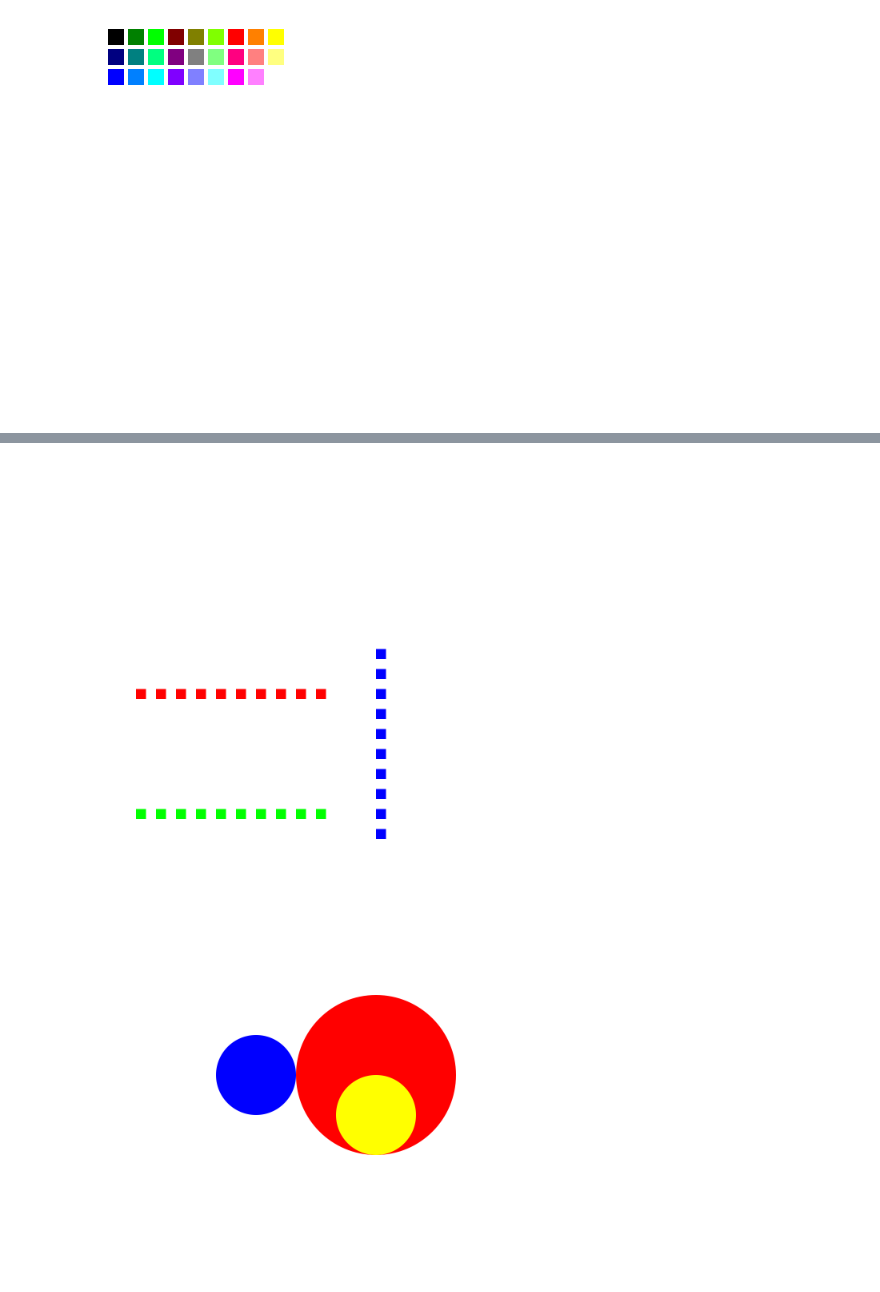
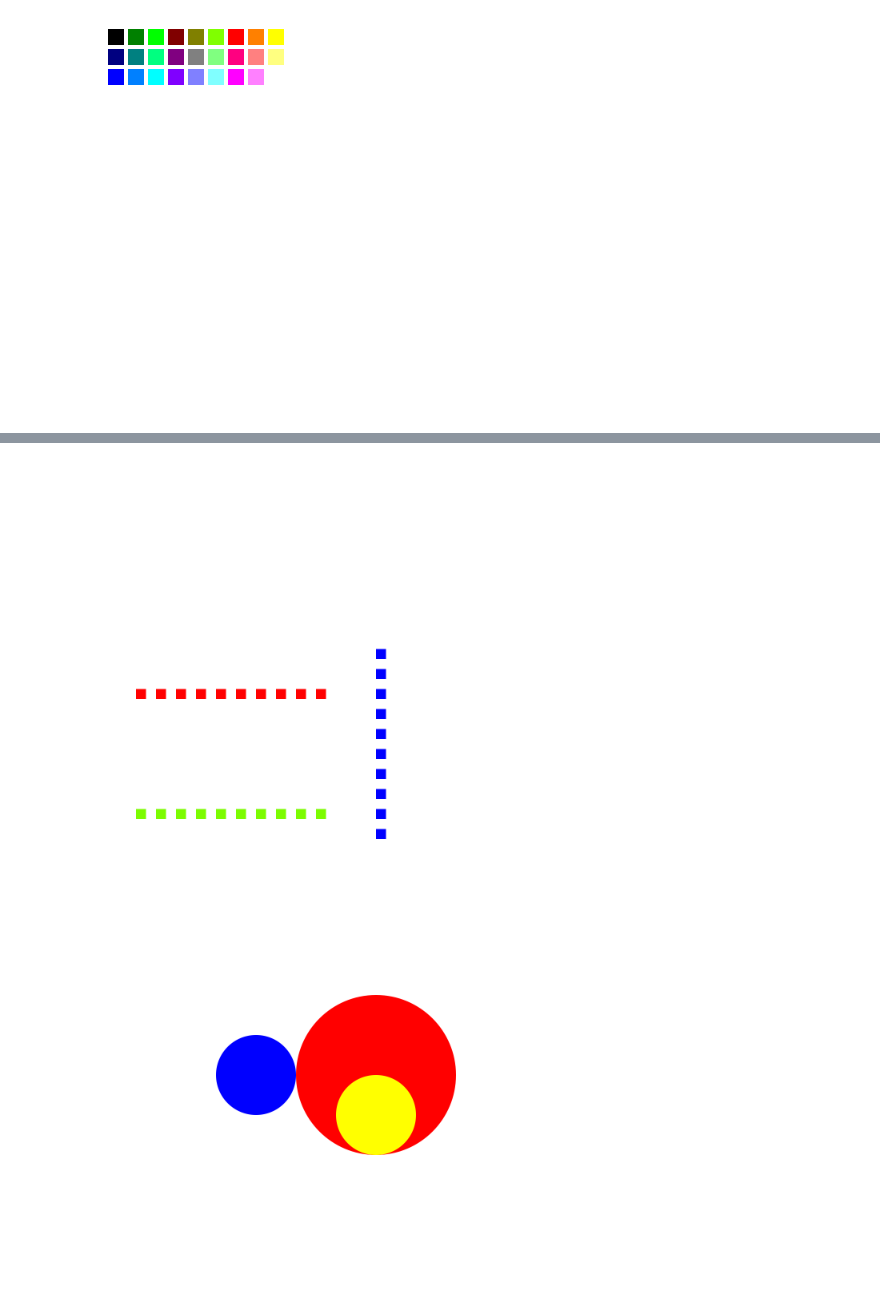
Before and after one commit to jon21o/Drawing, a Jupyter notebook: test_shapes1.ipynb, the cells around one changed output, grey strips where cells are left out. Cells and saved outputs as stored; diff of their text form; code cells hidden in the pictures.

```diff
--- a/test_shapes1.ipynb
+++ b/test_shapes1.ipynb
@@ -125,0 +92,18 @@ def draw(context, width, height):
+# %%
+@disp
+def draw(context, width, height):
+    rect1 = Shapes.My_Rectangle(
+        ref_pt="center", ref_pt_x=500, ref_pt_y=500, width=40, height=40
+    )
+
+    context.set_source_rgb(*colors.red)
+
+    context.move_to(rect1.bbox_bot_left_x, rect1.bbox_bot_left_y)
+    context.line_to(rect1.bbox_mid_left_x, rect1.bbox_mid_left_y)
+    context.line_to(rect1.bbox_top_left_x, rect1.bbox_top_left_y)
+    context.line_to(rect1.bbox_mid_top_x, rect1.bbox_mid_top_y)
+    context.line_to(rect1.bbox_top_right_x, rect1.bbox_top_right_y)
+    context.line_to(rect1.bbox_mid_right_x, rect1.bbox_mid_right_y)
+    context.line_to(rect1.bbox_bot_right_x, rect1.bbox_bot_right_y)
+    context.line_to(rect1.bbox_mid_bot_x, rect1.bbox_mid_bot_y)
+    context.stroke()
@@ -130,78 +116,78 @@ def draw(context, width, height):
         ref_pt="bot_left", ref_pt_x=100, ref_pt_y=100, width=25, height=25
     )
 
-    rect1.draw_fill(context, 0, 1, 0)
+    rect1.draw_fill(context, *colors.lawn_green)
 
     rect1.move_bbox_xy_to("bot_left", 150, 100)
-    rect1.draw_fill(context, 0, 1, 0)
+    rect1.draw_fill(context, *colors.lawn_green)
     rect1.move_bbox_xy_to("mid_left", 200, 112.5)
-    rect1.draw_fill(context, 0, 1, 0)
+    rect1.draw_fill(context, *colors.lawn_green)
     rect1.move_bbox_xy_to("top_left", 250, 125)
-    rect1.draw_fill(context, 0, 1, 0)
+    rect1.draw_fill(context, *colors.lawn_green)
     rect1.move_bbox_xy_to("mid_top", 312.5, 125)
-    rect1.draw_fill(context, 0, 1, 0)
+    rect1.draw_fill(context, *colors.lawn_green)
     rect1.move_bbox_xy_to("top_right", 375, 125)
-    rect1.draw_fill(context, 0, 1, 0)
+    rect1.draw_fill(context, *colors.lawn_green)
     rect1.move_bbox_xy_to("mid_right", 425, 112.5)
-    rect1.draw_fill(context, 0, 1, 0)
+    rect1.draw_fill(context, *colors.lawn_green)
     rect1.move_bbox_xy_to("bot_right", 475, 100)
-    rect1.draw_fill(context, 0, 1, 0)
+    rect1.draw_fill(context, *colors.lawn_green)
     rect1.move_bbox_xy_to("mid_bot", 512.5, 100)
-    rect1.draw_fill(context, 0, 1, 0)
+    rect1.draw_fill(context, *colors.lawn_green)
     rect1.move_bbox_xy_to("center", 562.5, 112.5)
-    rect1.draw_fill(context, 0, 1, 0)
+    rect1.draw_fill(context, *colors.lawn_green)
 
     rect2 = Shapes.My_Rectangle(
         ref_pt="bot_left", ref_pt_x=100, ref_pt_y=400, width=25, height=25
     )
 
-    rect2.draw_fill(context, 1, 0, 0)
+    rect2.draw_fill(context, *colors.red)
 
     rect2.move_bbox_x_to("bot_left", 150)
-    rect2.draw_fill(context, 1, 0, 0)
+    rect2.draw_fill(context, *colors.red)
     rect2.move_bbox_x_to("mid_left", 200)
-    rect2.draw_fill(context, 1, 0, 0)
+    rect2.draw_fill(context, *colors.red)
     rect2.move_bbox_x_to("top_left", 250)
-    rect2.draw_fill(context, 1, 0, 0)
+    rect2.draw_fill(context, *colors.red)
     rect2.move_bbox_x_to("mid_top", 312.5)
-    rect2.draw_fill(context, 1, 0, 0)
+    rect2.draw_fill(context, *colors.red)
     rect2.move_bbox_x_to("top_right", 375)
-    rect2.draw_fill(context, 1, 0, 0)
+    rect2.draw_fill(context, *colors.red)
     rect2.move_bbox_x_to("mid_right", 425)
-    rect2.draw_fill(context, 1, 0, 0)
+    rect2.draw_fill(context, *colors.red)
     rect2.move_bbox_x_to("bot_right", 475)
-    rect2.draw_fill(context, 1, 0, 0)
+    rect2.draw_fill(context, *colors.red)
     rect2.move_bbox_x_to("mid_bot", 512.5)
-    rect2.draw_fill(context, 1, 0, 0)
+    rect2.draw_fill(context, *colors.red)
     rect2.move_bbox_x_to("center", 562.5)
-    rect2.draw_fill(context, 1, 0, 0)
+    rect2.draw_fill(context, *colors.red)
 
     rect3 = Shapes.My_Rectangle(
         ref_pt="bot_left", ref_pt_x=700, ref_pt_y=50, width=25, height=25
     )
 
-    rect3.draw_fill(context, 0, 0, 1)
+    rect3.draw_fill(context, *colors.blue)
 
     rect3.move_bbox_y_to("bot_left", 100)
-    rect3.draw_fill(context, 0, 0, 1)
+    rect3.draw_fill(context, *colors.blue)
     rect3.move_bbox_y_to("mid_left", 162.5)
-    rect3.draw_fill(context, 0, 0, 1)
+    rect3.draw_fill(context, *colors.blue)
     rect3.move_bbox_y_to("top_left", 225)
-    rect3.draw_fill(context, 0, 0, 1)
+    rect3.draw_fill(context, *colors.blue)
     rect3.move_bbox_y_to("mid_top", 275)
-    rect3.draw_fill(context, 0, 0, 1)
+    rect3.draw_fill(context, *colors.blue)
     rect3.move_bbox_y_to("top_right", 325)
-    rect3.draw_fill(context, 0, 0, 1)
+    rect3.draw_fill(context, *colors.blue)
     rect3.move_bbox_y_to("mid_right", 362.5)
-    rect3.draw_fill(context, 0, 0, 1)
+    rect3.draw_fill(context, *colors.blue)
     rect3.move_bbox_y_to("bot_right", 400)
-    rect3.draw_fill(context, 0, 0, 1)
+    rect3.draw_fill(context, *colors.blue)
     rect3.move_bbox_y_to("mid_bot", 450)
-    rect3.draw_fill(context, 0, 0, 1)
+    rect3.draw_fill(context, *colors.blue)
     rect3.move_bbox_y_to("center", 512.5)
-    rect3.draw_fill(context, 0, 0, 1)
+    rect3.draw_fill(context, *colors.blue)
 # %% [output]
-[figure, old version]
+[figure, new version]
 # %%
 @disp
 def draw(context, width, height):
```
Also changed, not shown: parts of 12 cells of this notebook, 3 other files.
